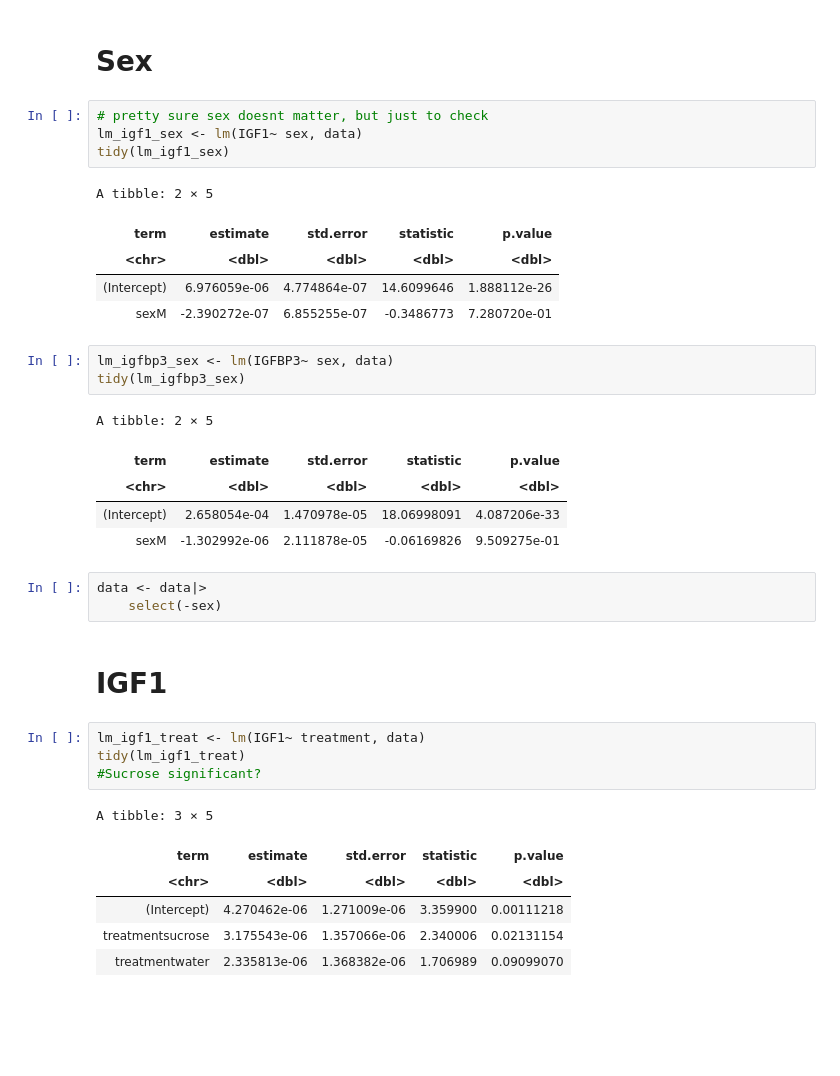
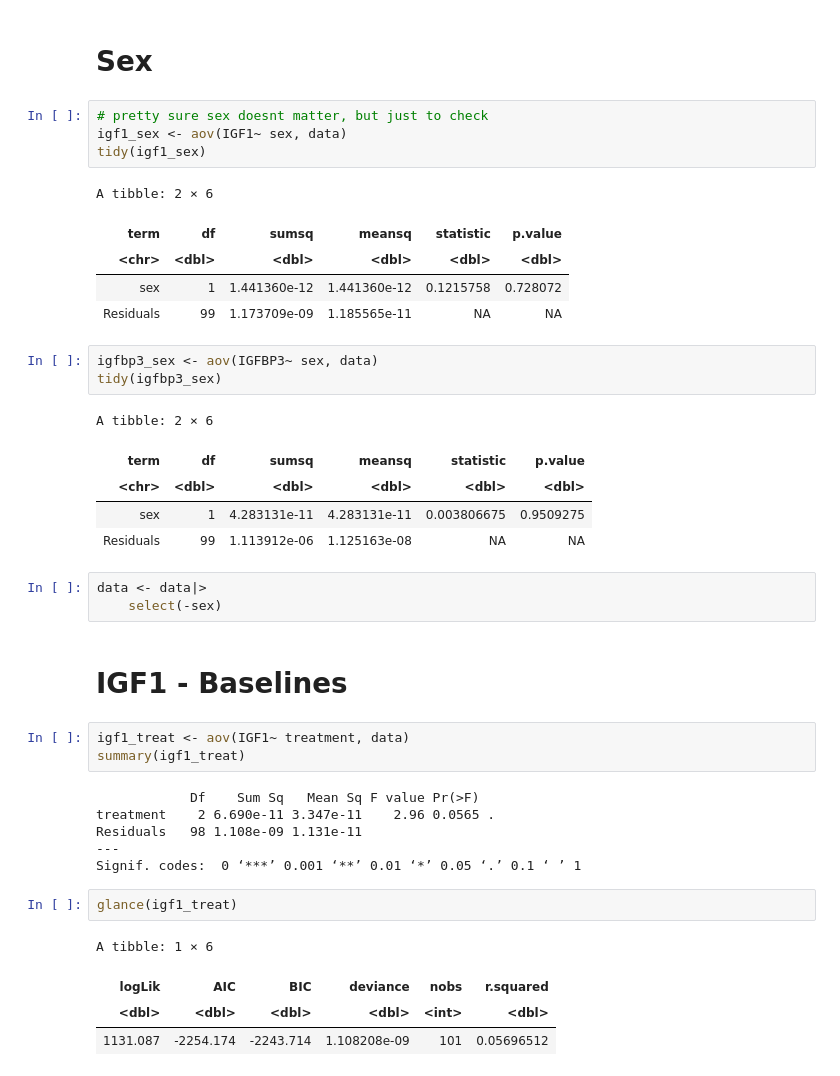
Before and after one commit to samson-bakos/Rodent-Neuro-Analysis, a Jupyter notebook: expl_notebook.ipynb, the cells around one changed output. Drawn from its saved outputs; the diff is of its cells as text; blank space fills up the shorter version.

```diff
--- a/expl_notebook.ipynb
+++ b/expl_notebook.ipynb
@@ -42,37 +69,42 @@ A tibble: 6 × 5
 # Sex
 # %%
 # pretty sure sex doesnt matter, but just to check
-lm_igf1_sex <- lm(IGF1~ sex, data)
-tidy(lm_igf1_sex)
+igf1_sex <- aov(IGF1~ sex, data)
+tidy(igf1_sex)
 # %% [output]
-A tibble: 2 × 5
+A tibble: 2 × 6
-| term | estimate | std.error | statistic | p.value |
-| <chr> | <dbl> | <dbl> | <dbl> | <dbl> |
-| (Intercept) | 6.976059e-06 | 4.774864e-07 | 14.6099646 | 1.888112e-26 |
-| sexM | -2.390272e-07 | 6.855255e-07 | -0.3486773 | 7.280720e-01 |
+| term | df | sumsq | meansq | statistic | p.value |
+| <chr> | <dbl> | <dbl> | <dbl> | <dbl> | <dbl> |
+| sex | 1 | 1.441360e-12 | 1.441360e-12 | 0.1215758 | 0.728072 |
+| Residuals | 99 | 1.173709e-09 | 1.185565e-11 | NA | NA |
 # %%
-lm_igfbp3_sex <- lm(IGFBP3~ sex, data)
-tidy(lm_igfbp3_sex)
+igfbp3_sex <- aov(IGFBP3~ sex, data)
+tidy(igfbp3_sex)
 # %% [output]
-A tibble: 2 × 5
+A tibble: 2 × 6
-| term | estimate | std.error | statistic | p.value |
-| <chr> | <dbl> | <dbl> | <dbl> | <dbl> |
-| (Intercept) | 2.658054e-04 | 1.470978e-05 | 18.06998091 | 4.087206e-33 |
-| sexM | -1.302992e-06 | 2.111878e-05 | -0.06169826 | 9.509275e-01 |
+| term | df | sumsq | meansq | statistic | p.value |
+| <chr> | <dbl> | <dbl> | <dbl> | <dbl> | <dbl> |
+| sex | 1 | 4.283131e-11 | 4.283131e-11 | 0.003806675 | 0.9509275 |
+| Residuals | 99 | 1.113912e-06 | 1.125163e-08 | NA | NA |
 # %%
 data <- data|>
     select(-sex)
 # %% [markdown]
-# IGF1
+# IGF1 - Baselines
 # %%
-lm_igf1_treat <- lm(IGF1~ treatment, data)
-tidy(lm_igf1_treat)
-#Sucrose significant?
+igf1_treat <- aov(IGF1~ treatment, data)
+summary(igf1_treat)
 # %% [output]
-A tibble: 3 × 5
+            Df    Sum Sq   Mean Sq F value Pr(>F)
+treatment    2 6.690e-11 3.347e-11    2.96 0.0565 .
+Residuals   98 1.108e-09 1.131e-11
+---
+Signif. codes:  0 ‘***’ 0.001 ‘**’ 0.01 ‘*’ 0.05 ‘.’ 0.1 ‘ ’ 1
-| term | estimate | std.error | statistic | p.value |
-| <chr> | <dbl> | <dbl> | <dbl> | <dbl> |
-| (Intercept) | 4.270462e-06 | 1.271009e-06 | 3.359900 | 0.00111218 |
-| treatmentsucrose | 3.175543e-06 | 1.357066e-06 | 2.340006 | 0.02131154 |
-| treatmentwater | 2.335813e-06 | 1.368382e-06 | 1.706989 | 0.09099070 |
+# %%
+glance(igf1_treat)
+# %% [output]
+A tibble: 1 × 6
+| logLik | AIC | BIC | deviance | nobs | r.squared |
+| <dbl> | <dbl> | <dbl> | <dbl> | <int> | <dbl> |
+| 1131.087 | -2254.174 | -2243.714 | 1.108208e-09 | 101 | 0.05696512 |
 # %%
```
Also changed, not shown: parts of 11 cells of this notebook.
